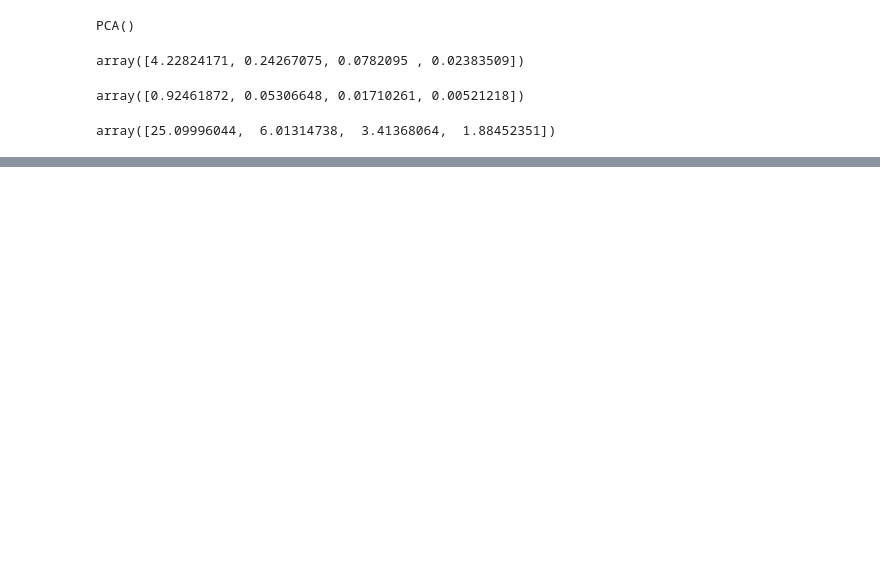
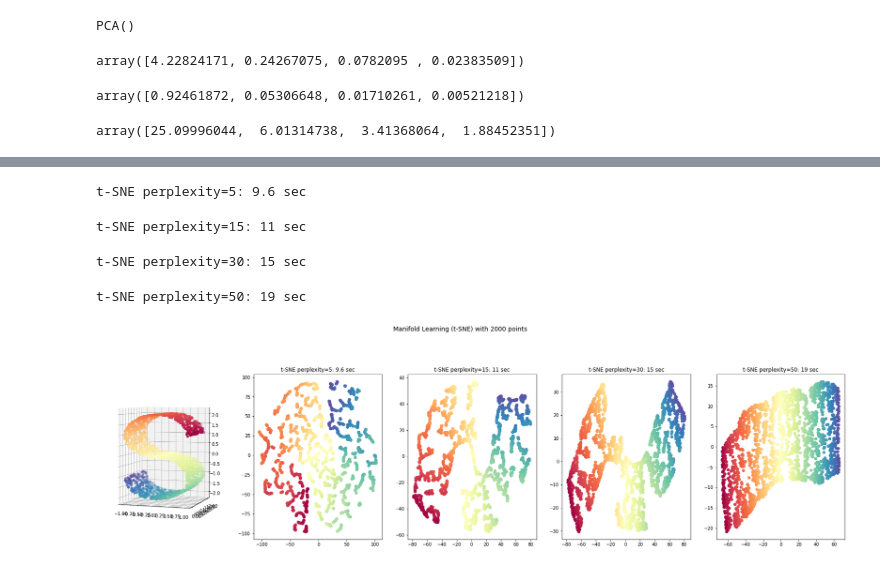
Before and after one commit to Ser9ibus/BaumVKR2, a Jupyter notebook: PCA_tSNE.ipynb, the cells around one changed output, grey strips where cells are left out. Saved outputs shown, nothing was run; the diff lists cells and outputs as text; code cells hidden in the pictures; blank space fills up the shorter version.

```diff
--- a/PCA_tSNE.ipynb
+++ b/PCA_tSNE.ipynb
@@ -64,0 +103,40 @@ NameError: ignored
+# %%
+# пример
+Axes3D
+n_points = 2000
+X, color = datasets.make_s_curve(n_points, random_state=10)
+n_components = 2
+# Create figure
+fig = plt.figure(figsize=(30,15))
+fig.suptitle('Manifold Learning (t-SNE) with %i points' % (2000,),fontsize=14)
+# Add 3d scatter plot
+ax = fig.add_subplot(251, projection='3d')
+ax.scatter(X[:,0],X[:,1],X[:,2], c = color, cmap=plt.cm.Spectral)
+ax.view_init(4,-72)
+
+# Setup manifold methods
+
+methods = OrderedDict()
+methods['t-SNE perplexity=5'] = manifold.TSNE(n_components=n_components, init='pca', random_state=0, perplexity=5)
+methods['t-SNE perplexity=15'] = manifold.TSNE(n_components=n_components, init='pca', random_state=0, perplexity=15)
+methods['t-SNE perplexity=30'] = manifold.TSNE(n_components=n_components, init='pca', random_state=0, perplexity=30)
+methods['t-SNE perplexity=50'] = manifold.TSNE(n_components=n_components, init='pca', random_state=0, perplexity=50)
+
+# Plot results
+for i, (label, method) in enumerate(methods.items()):
+  t0 = time()
+  Y = method.fit_transform(X)
+  t1 = time()
+  print ("%s: %.2g sec" % (label, t1-t0))
+  ax = fig.add_subplot(2,5,2+i+(i>3))
+  ax.scatter(Y[:,0],Y[:,1], c=color, cmap = plt.cm.Spectral)
+  ax.set_title("%s: %.2g sec" % (label, t1-t0))
+  ax.axis('tight')
+
+plt.show()
+# %% [output]
+t-SNE perplexity=5: 9.6 sec
+t-SNE perplexity=15: 11 sec
+t-SNE perplexity=30: 15 sec
+t-SNE perplexity=50: 19 sec
+[figure, added]
```
Also changed, not shown: parts of 8 cells of this notebook.
